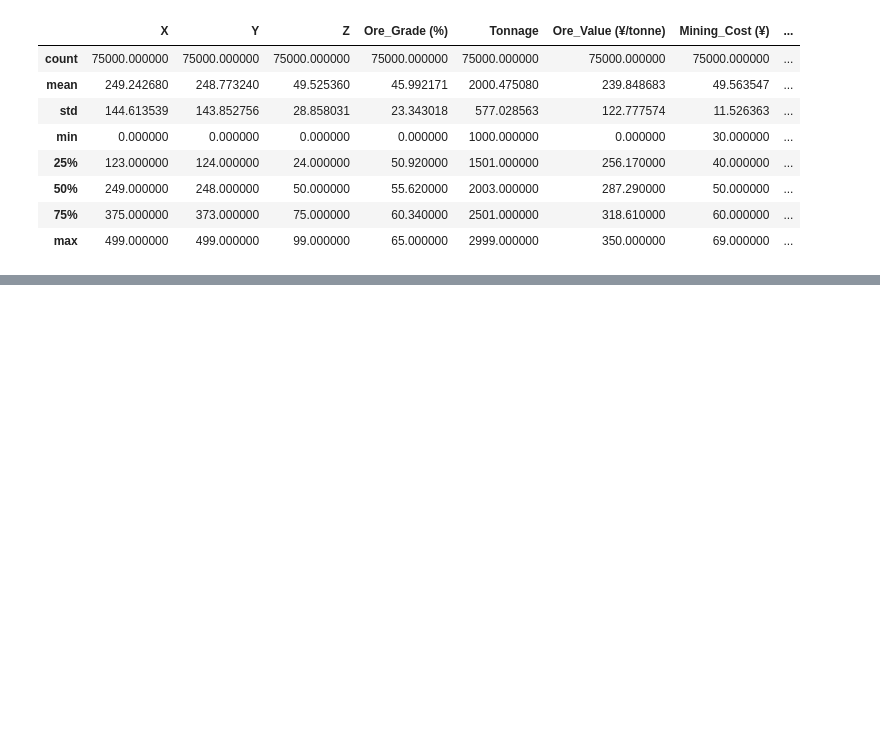
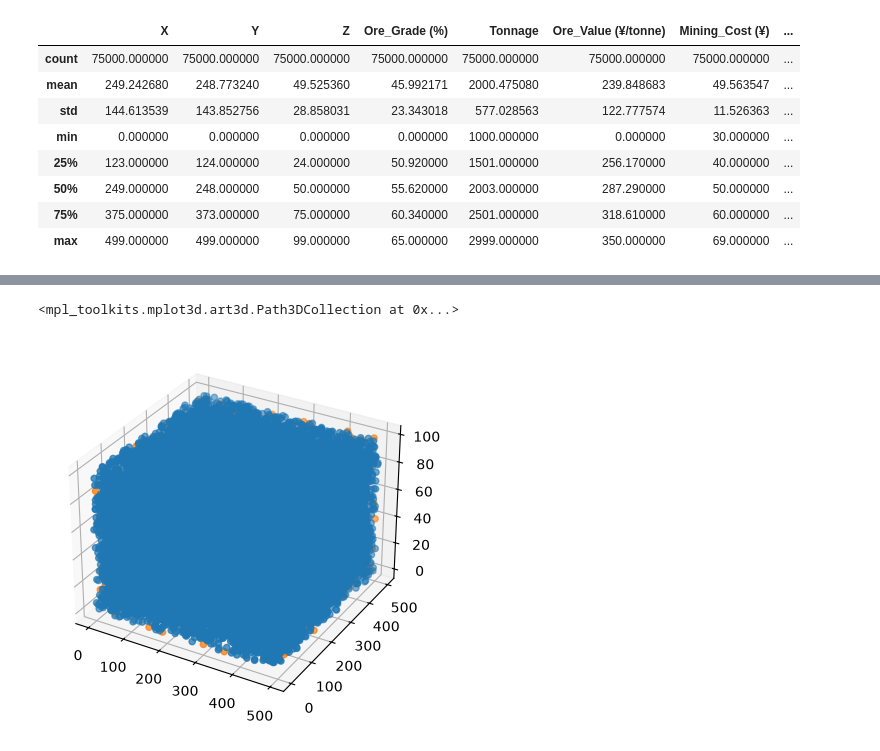
Before and after one commit to MoyMarMois/Mining_DS, a Jupyter notebook: mining.ipynb, the cells around one changed output, grey strips where cells are left out. Drawn from its saved outputs; the diff is of its cells as text; code cells hidden in the pictures; blank space fills up the shorter version.

```diff
--- a/mining.ipynb
+++ b/mining.ipynb
@@ -119,0 +139,2 @@ df.describe()
+# %%
+df = df.drop("Waste_Flag", axis=1)
@@ -119,0 +151,12 @@ df.describe()
+# %%
+df["Anomaly"] = outliers_prediction
+df_normal = df[df["Anomaly"]==1].sample(frac=0.5, random_state=42)
+df_anomaly = df[df["Anomaly"]==-1]
+
+fig, axes = plt.subplots(subplot_kw={'projection': '3d'})
+
+axes.scatter(df_normal["X"], df_normal["Y"], df_normal["Z"], label="Normal")
+axes.scatter(df_anomaly["X"], df_anomaly["Y"], df_anomaly["Z"], label="Anomaly")
+# %% [output]
+<mpl_toolkits.mplot3d.art3d.Path3DCollection at 0x...>
+[figure, added]
```
Also changed, not shown: parts of 18 cells of this notebook.
